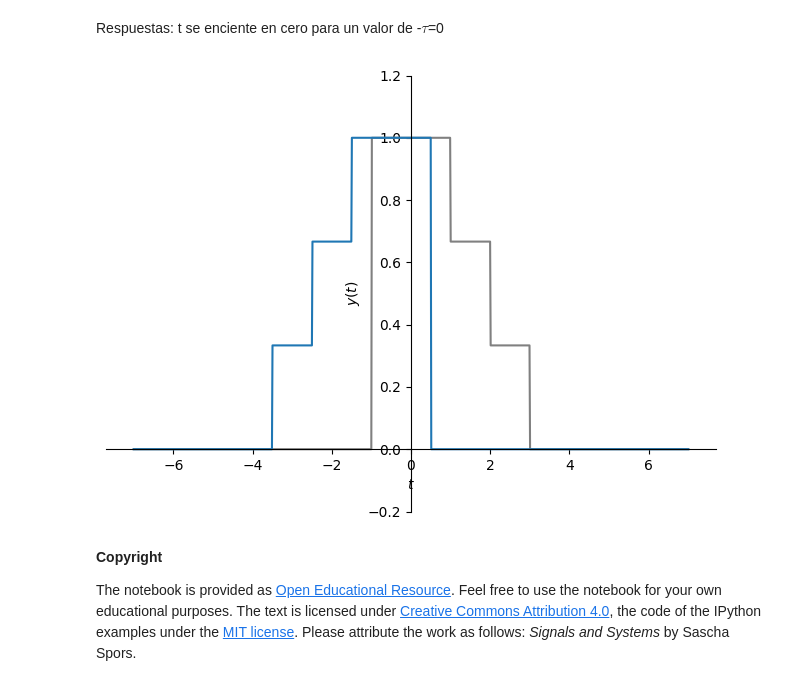
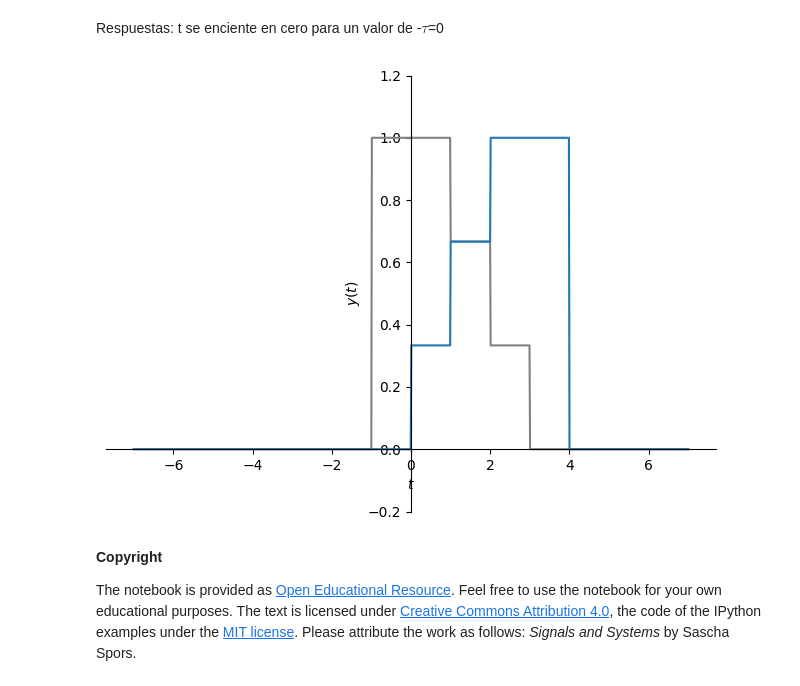
Before and after one commit to estefaniabrito/SYS, a Jupyter notebook: operaciones_con_señales.ipynb, the cells around one changed output. Drawn from its saved outputs; the diff is of its cells as text; code cells hidden in the pictures.

```diff
--- a/operaciones_con_señales.ipynb
+++ b/operaciones_con_señales.ipynb
@@ -176,21 +178,20 @@ px.show()
 Respuestas: t se enciente en cero para un valor de -$\tau$=0
 # %%
 import sympy as sym
-t = sym.symbols('t', real=True)
+
 
 y_reversed = x.subs(t, -t)
 
-
-tau = -0.5
+tau = 3
 y_shifted = y_reversed.subs(t, t - tau)
 
-
+# Graficando
 px = sym.plot(x, (t, -7, 7), ylim=[-0.2, 1.2], ylabel=r'$y(t)$', line_color='gray', show=False)
 py = sym.plot(y_shifted, (t, -7, 7), ylim=[-0.2, 1.2], ylabel=r'$y(t)$', show=False)
 px.extend(py)
 px.show()
 # %% [output]
-[figure, old version]
+[figure, new version]
 # %% [markdown]
 **Copyright**
 
```
Also changed, not shown: parts of 1 cell of this notebook.
